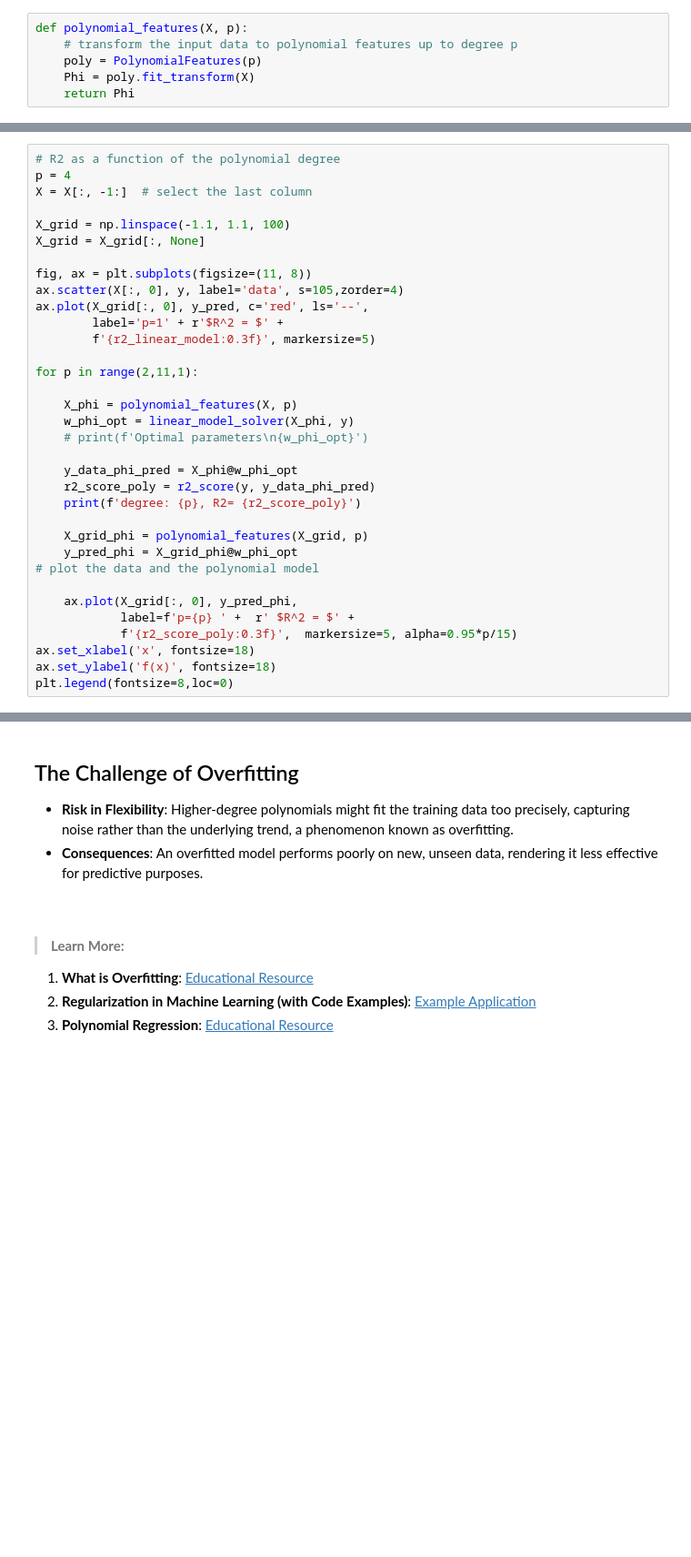
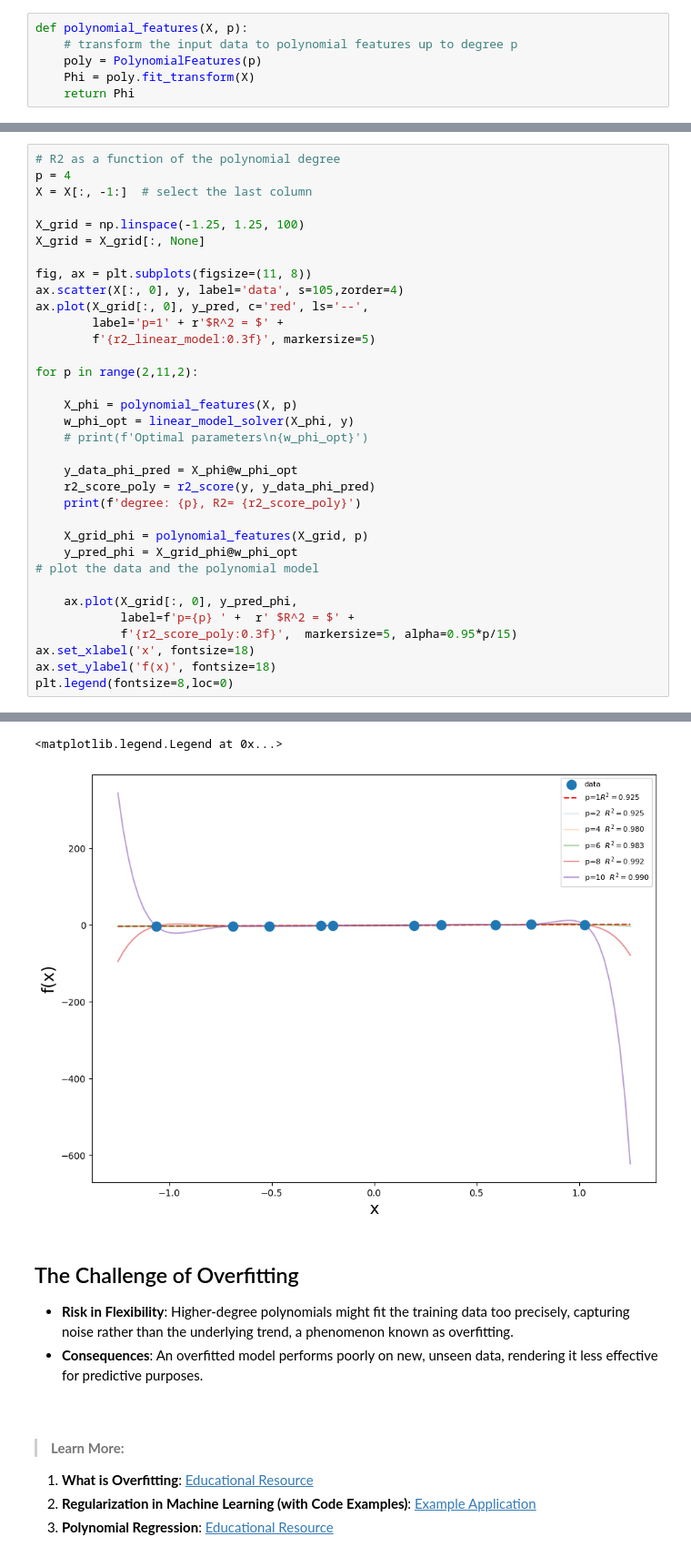
Before and after one commit to ChemAI-Lab/Math4Chem, a Jupyter notebook: website/Lecture_Notes/Coding/polynomial_regression_overfitting.ipynb, the cells around one changed output, grey strips where cells are left out. Shown at 91% size. Drawn from its saved outputs; the diff is of its cells as text; blank space fills up the shorter version.

```diff
--- a/website/Lecture_Notes/Coding/polynomial_regression_overfitting.ipynb
+++ b/website/Lecture_Notes/Coding/polynomial_regression_overfitting.ipynb
@@ -186,7 +234,7 @@ plt.legend(fontsize=14)
 p = 4
 X = X[:, -1:]  # select the last column
 
-X_grid = np.linspace(-1.1, 1.1, 100)
+X_grid = np.linspace(-1.25, 1.25, 100)
 X_grid = X_grid[:, None]
 
 fig, ax = plt.subplots(figsize=(11, 8))
@@ -195,7 +243,7 @@ ax.plot(X_grid[:, 0], y_pred, c='red', ls='--',
         label='p=1' + r'$R^2 = $' +
         f'{r2_linear_model:0.3f}', markersize=5)
 
-for p in range(2,11,1):
+for p in range(2,11,2):
 
     X_phi = polynomial_features(X, p)
     w_phi_opt = linear_model_solver(X_phi, y)
@@ -215,3 +263,4 @@ for p in range(2,11,1):
 ax.set_xlabel('x', fontsize=18)
 ax.set_ylabel('f(x)', fontsize=18)
 plt.legend(fontsize=8,loc=0)
+# %% [output]
@@ -218,3 +272,5 @@ plt.legend(fontsize=8,loc=0)
+<matplotlib.legend.Legend at 0x...>
+[figure, added]
 # %% [markdown]
 ## The Challenge of Overfitting
 
```
Also changed, not shown: parts of 7 cells of this notebook, 3 other files.
